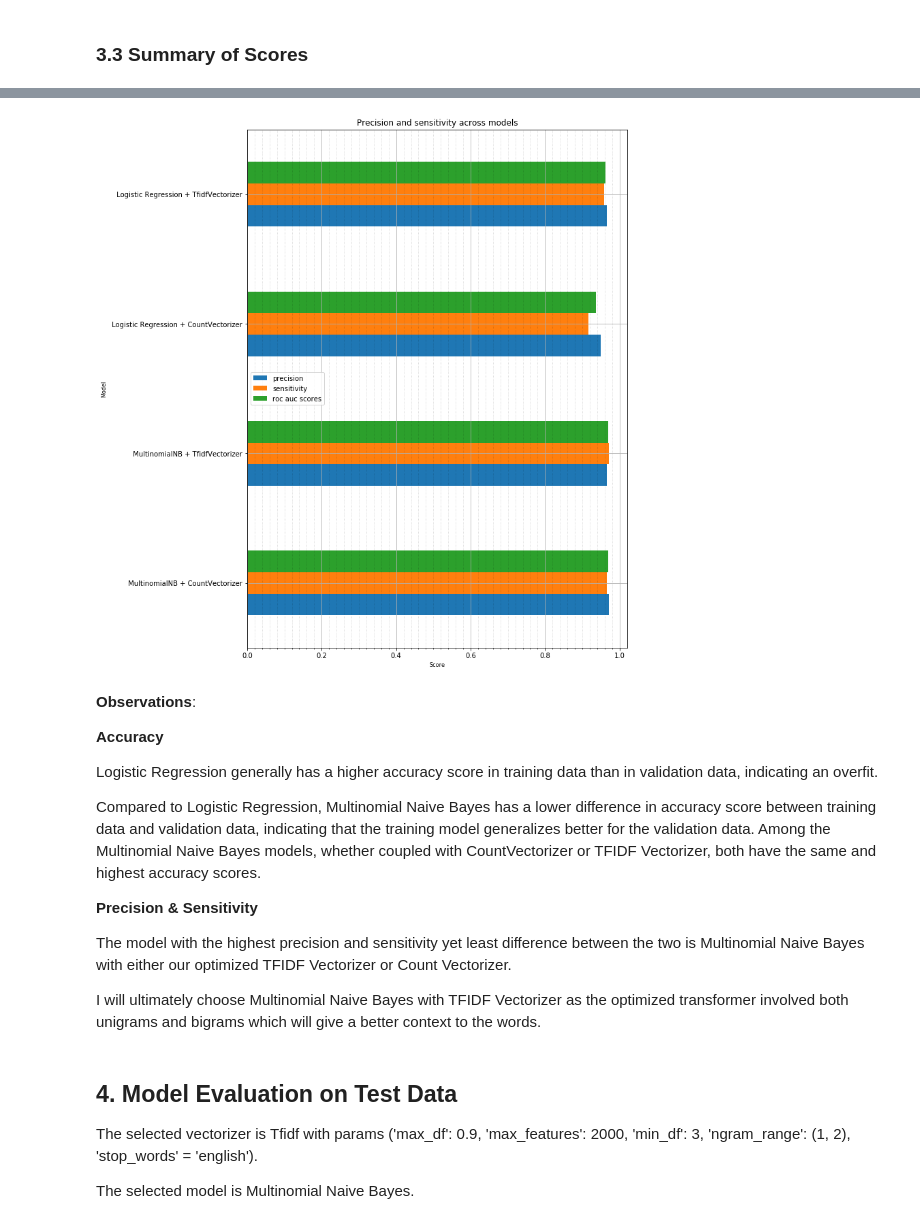
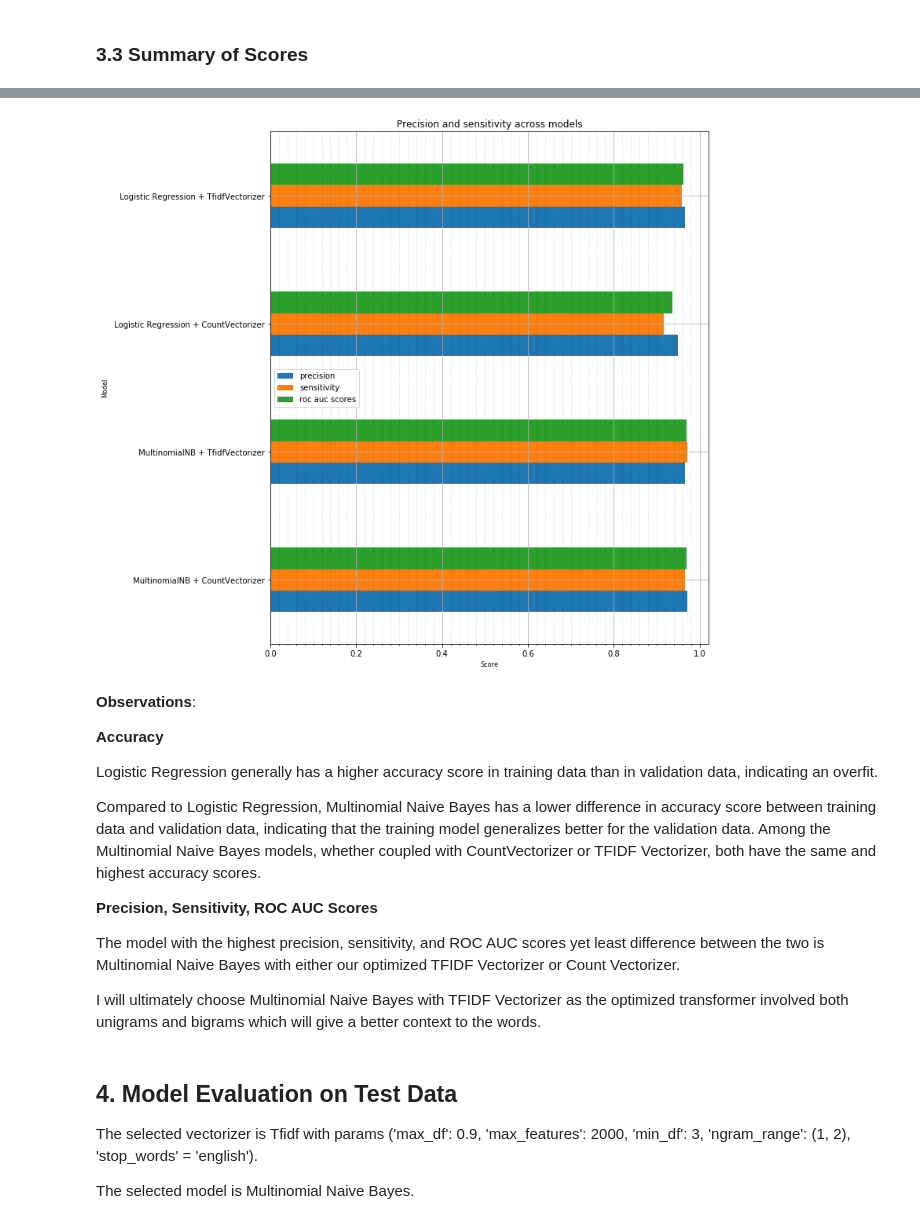
Before and after one commit to ohmung/DSIprojects, a Jupyter notebook: project_3/Web_APIs_Subreddit_Classifier.ipynb, the cells around one changed output, grey strips where cells are left out. Cells and saved outputs as stored; diff of their text form; code cells hidden in the pictures.

```diff
--- a/project_3/Web_APIs_Subreddit_Classifier.ipynb
+++ b/project_3/Web_APIs_Subreddit_Classifier.ipynb
@@ -879,17 +879,17 @@ ax.grid(which='minor', color='k', linestyle=':', alpha=0.2);
 # %%
 #plot barchart
-ax = summary_scores[['precision','sensitivity','roc auc scores']].plot.barh(figsize = (10,14))
+ax = summary_scores[['precision','sensitivity','roc auc scores']].plot.barh(figsize = (10,12))
 ax.set_title('Precision and sensitivity across models', fontsize = 12)
 ax.set_xlabel('Score',fontsize = 8)
 ax.set_ylabel('Model',fontsize = 8)
 ax.legend(loc = 'center left')
 ax.set_xticks((np.arange(0.0,1.0,0.02)),minor=True)
 ax.set_yticks(range(len(summary_scores)))
 ax.set_yticklabels(yticklabels)
 ax.grid(True)
 ax.grid(which='minor', color='k', linestyle=':', alpha=0.2);
 # %% [output]
-[figure, old version]
+[figure, new version]
 # %% [markdown]
 **Observations**:
 
@@ -899,9 +899,9 @@ Logistic Regression generally has a higher accuracy score in training data than
 
 Compared to Logistic Regression, Multinomial Naive Bayes has a lower difference in accuracy score between training data and validation data, indicating that the training model generalizes better for the validation data. Among the Multinomial Naive Bayes models, whether coupled with CountVectorizer or TFIDF Vectorizer, both have the same and highest accuracy scores.
 
-**Precision & Sensitivity**
+**Precision, Sensitivity, ROC AUC Scores**
 
-The model with the highest precision and sensitivity yet least difference between the two is Multinomial Naive Bayes with either our optimized TFIDF Vectorizer or Count Vectorizer.
+The model with the highest precision, sensitivity, and ROC AUC scores yet least difference between the two is Multinomial Naive Bayes with either our optimized TFIDF Vectorizer or Count Vectorizer.
 
 I will ultimately choose Multinomial Naive Bayes with TFIDF Vectorizer as the optimized transformer involved both unigrams and bigrams which will give a better context to the words.
 # %% [markdown]
```
Also changed, not shown: parts of 9 cells of this notebook, 3 other files.
